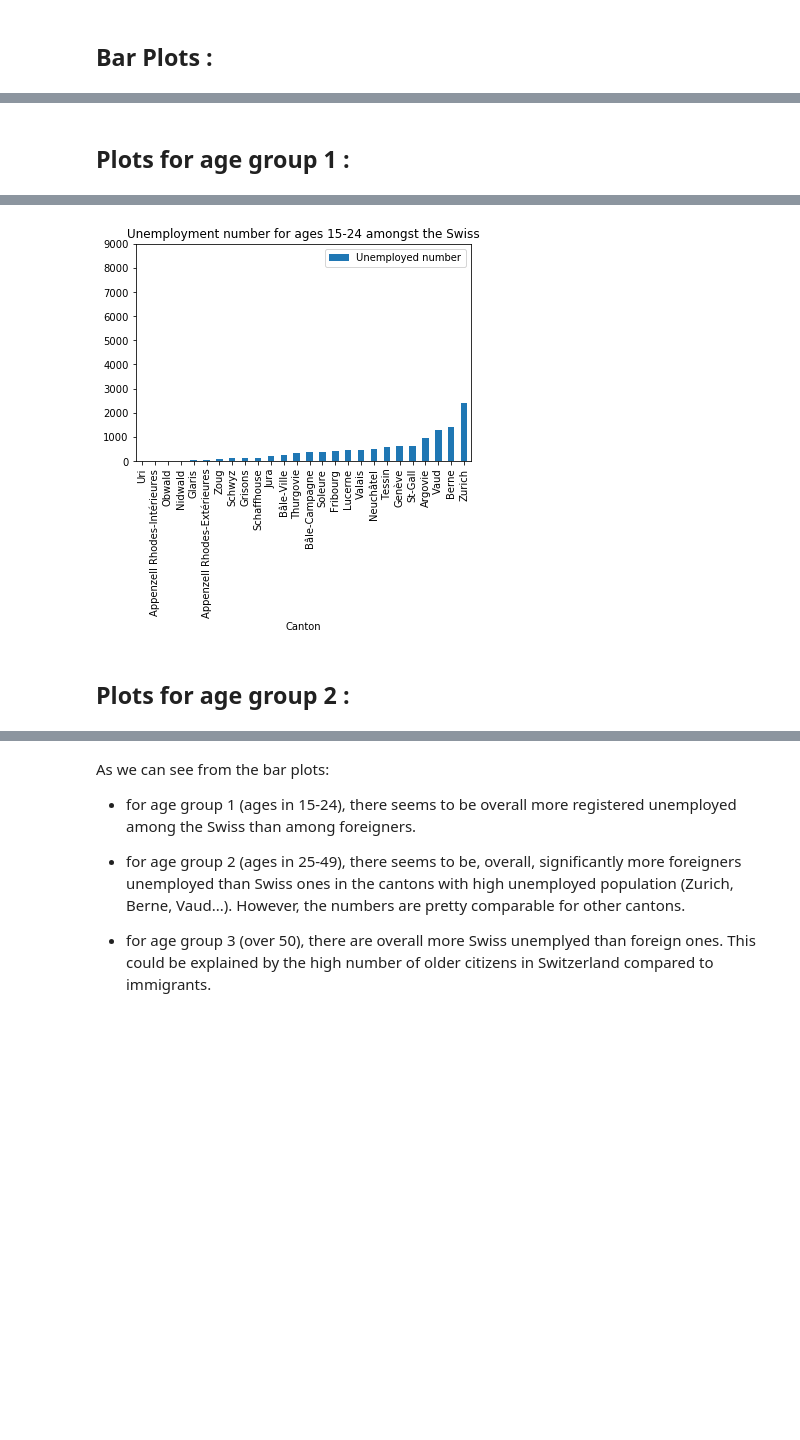
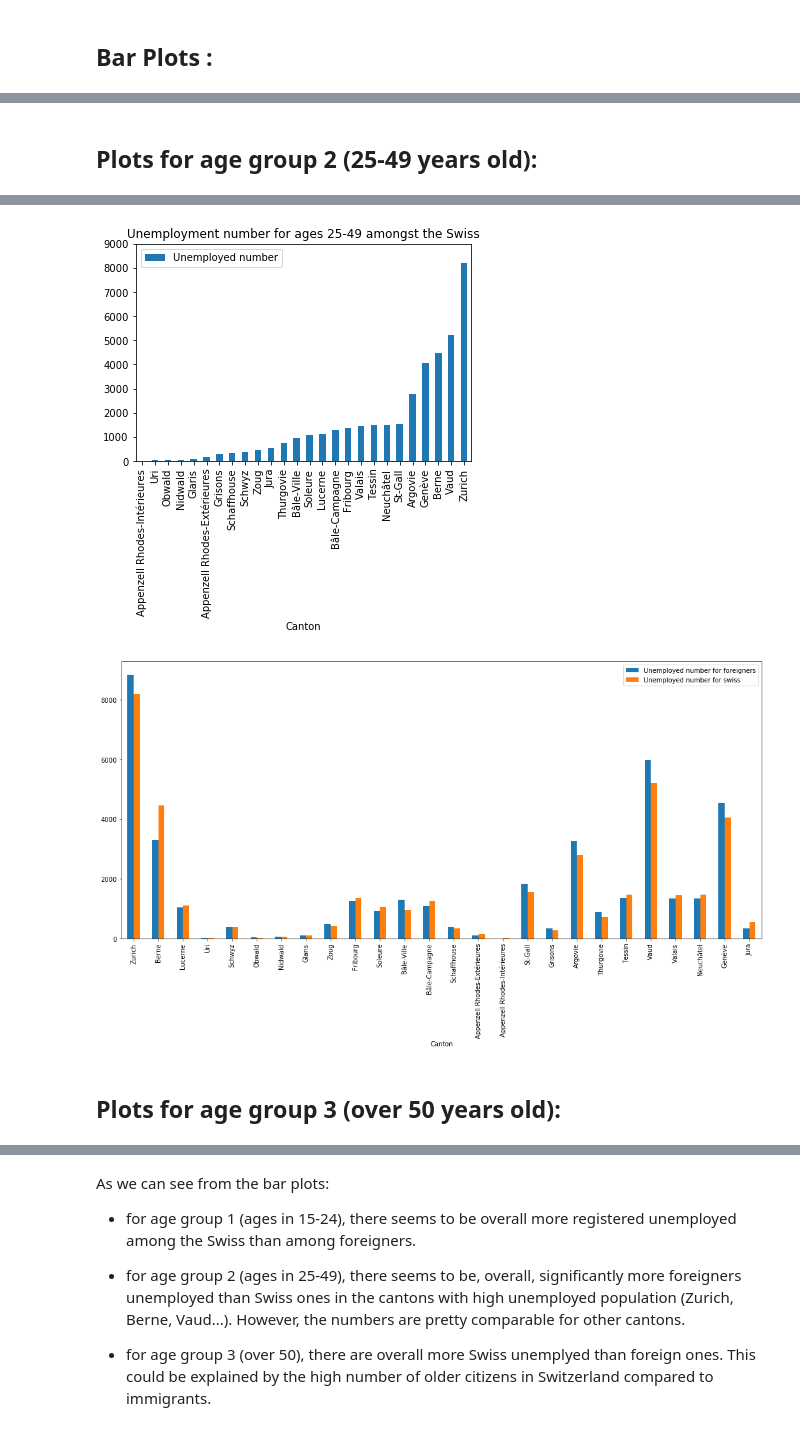
Before and after one commit to Firas11993/ada2017, a Jupyter notebook: Homeworks/03 - Interactive Viz/Homework3.ipynb, the cells around one changed output, grey strips where cells are left out. Drawn from its saved outputs; the diff is of its cells as text; code cells hidden in the pictures; blank space fills up the shorter version.

```diff
--- a/Homeworks/03 - Interactive Viz/Homework3.ipynb
+++ b/Homeworks/03 - Interactive Viz/Homework3.ipynb
@@ -241,13 +236,19 @@ swiss_over_50_group_unemployment=getCategoryDataFrame(age_group_unemployment,3,'
 # %% [markdown]
-## Plots for age group 1 :
+## Plots for age group 2 (25-49 years old):
 # %%
-plt1=foreign_15_24_group_unemployment.sort_values(by='Unemployed number').plot(
-    kind='bar', x='Canton',title='Unemployment number for ages 15-24 amongst Foreigners')
-plt1.set_ylim(0,9000)
+plt2=foreign_25_49_group_unemployment.sort_values(by='Unemployed number').plot(
+    kind='bar', x='Canton',title='Unemployment number for ages 25-49 amongst Foreigners')
+plt2.set_ylim(0,9000)
 
-plt4=swiss_15_24_group_unemployment.sort_values(by='Unemployed number').plot(
-    kind='bar', x='Canton',title='Unemployment number for ages 15-24 amongst the Swiss')
-plt4.set_ylim(0,9000)
+plt5=swiss_25_49_group_unemployment.sort_values(by='Unemployed number').plot(
+    kind='bar', x='Canton',title='Unemployment number for ages 25-49 amongst the Swiss')
+plt5.set_ylim(0,9000)
+
+dfplot2 = foreign_25_49_group_unemployment[['Canton','Unemployed number']]
+dfplot2 = dfplot2.set_index('Canton')
+dfplot2.columns= ['Unemployed number for foreigners']
+dfplot2['Unemployed number for swiss'] = swiss_25_49_group_unemployment[['Canton','Unemployed number']].set_index('Canton')
+dfplot2.plot.bar(figsize=(18, 8))
 
 plt.show()
 # %% [output]
@@ -255,4 +256,5 @@ plt.show()
-[figure, old version]
+[figure, new version]
+[figure, added]
 # %% [markdown]
-## Plots for age group 2 :
+## Plots for age group 3 (over 50 years old):
 # %%
```
Also changed, not shown: parts of 13 cells of this notebook, 3 other files.
